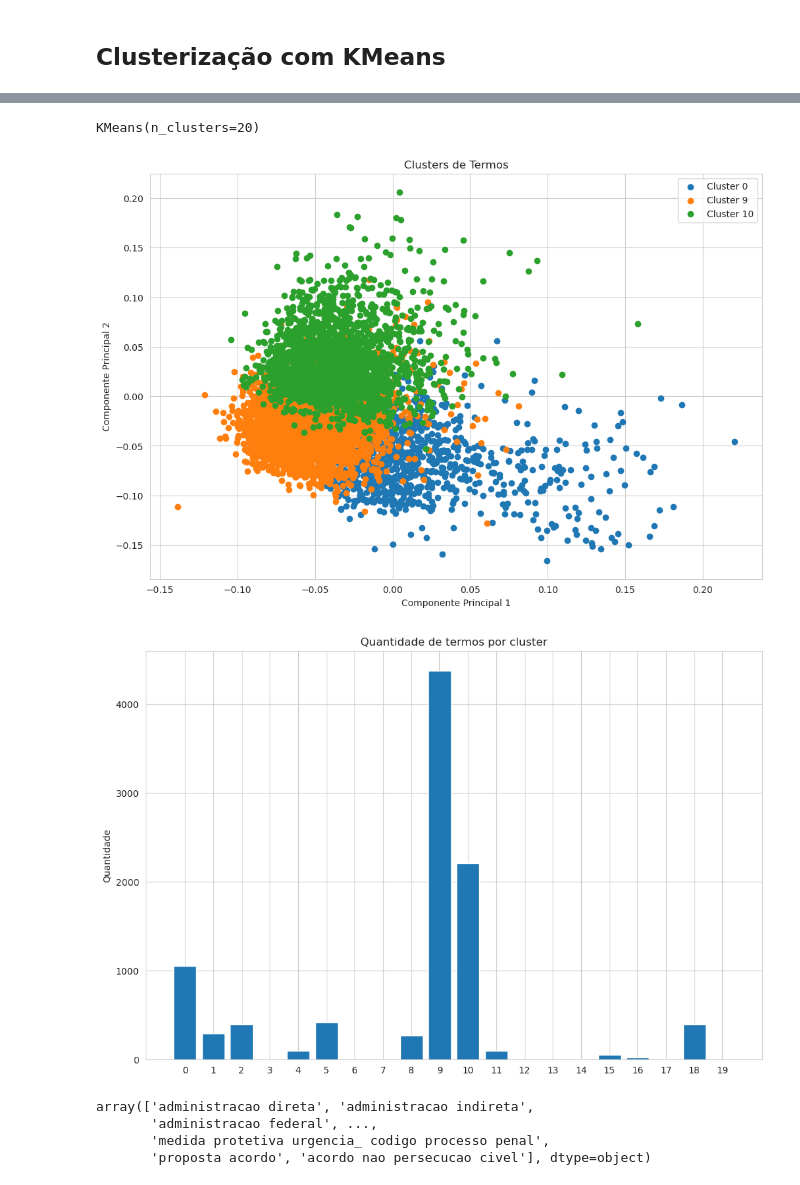
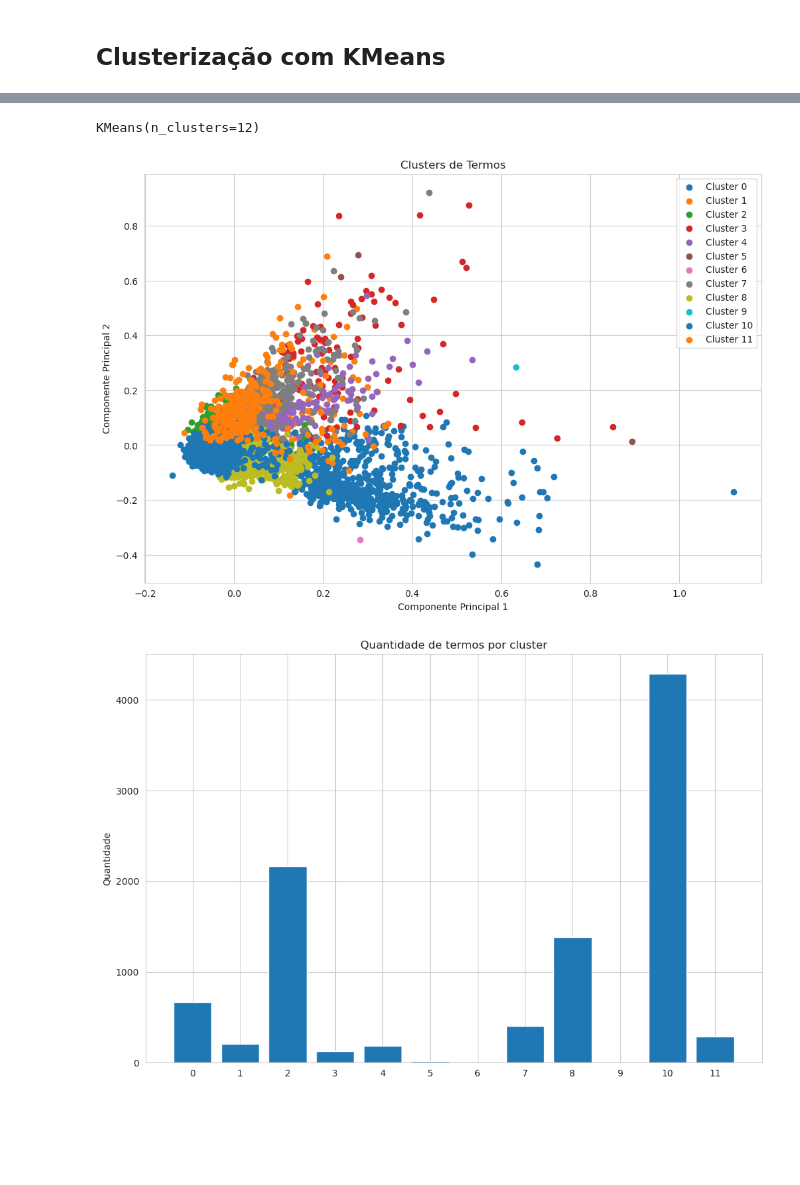
Before and after one commit to arthur-mts/tcc, a Jupyter notebook: modelo/clusterizar_tags.ipynb, the cells around one changed output, grey strips where cells are left out. Drawn from its saved outputs; the diff is of its cells as text; code cells hidden in the pictures; blank space fills up the shorter version.

```diff
--- a/modelo/clusterizar_tags.ipynb
+++ b/modelo/clusterizar_tags.ipynb
@@ -81,6 +81,7 @@ plt.show()
 # %%
 ## Treinando o modelo com 12 clusters
-kmeanModel = KMeans(n_clusters=20)
+kmeanModel = KMeans(n_clusters=12)
+
 kmeanModel.fit(X)
 # pickle.dump(kmeanModel, open("kmeanModel12.pkl", "wb"))
 
@@ -96,24 +97,24 @@ kmeanModel.fit(X)
 #     print(words_in_cluster[:25])
 #     print("\n")
 # %% [output]
-KMeans(n_clusters=20)
+KMeans(n_clusters=12)
 # %%
 from sklearn.decomposition import PCA
 pca = PCA(n_components=2)
 X_reduced = pca.fit_transform(X)
 plt.figure(figsize=(12, 8))
 
 for cluster in set(kmeanModel.labels_):
-    if (cluster in [9, 10, 0]):
-        plt.scatter(X_reduced[kmeanModel.labels_ == cluster, 0], X_reduced[kmeanModel.labels_ == cluster, 1], label=f'Cluster {cluster}')
+    # if (cluster in [9, 10, 0]):
+    plt.scatter(X_reduced[kmeanModel.labels_ == cluster, 0], X_reduced[kmeanModel.labels_ == cluster, 1], label=f'Cluster {cluster}')
 
 plt.title('Clusters de Termos')
 plt.xlabel('Componente Principal 1')
 plt.ylabel('Componente Principal 2')
 plt.legend()
 plt.show()
 # %% [output]
-[figure, old version]
+[figure, new version]
 # %%
 fig, ax = plt.subplots()
 fig.set_size_inches(12, 8)
@@ -126,7 +127,7 @@ ax.set_ylabel('Quantidade')
 ax.set_title('Quantidade de termos por cluster')
 plt.show()
 # %% [output]
-[figure, old version]
+[figure, new version]
 # %%
 clusters = kmeanModel.predict(list(df_keywords_unique['vectorized']))
 
@@ -135,10 +136,3 @@ cluster_words = [[] for i in range(22)]
 for i in range(22):
     words_in_cluster = df_keywords_unique.iloc[np.where(clusters == i)[0]].keyword.values
     cluster_words[i] = words_in_cluster
-# %%
-cluster_words[9]
-# %% [output]
-array(['administracao direta', 'administracao indireta',
-       'administracao federal', ...,
-       'medida protetiva urgencia_ codigo processo penal',
-       'proposta acordo', 'acordo nao persecucao civel'], dtype=object)
```
Also changed, not shown: parts of 1 cell of this notebook, 2 other files.
